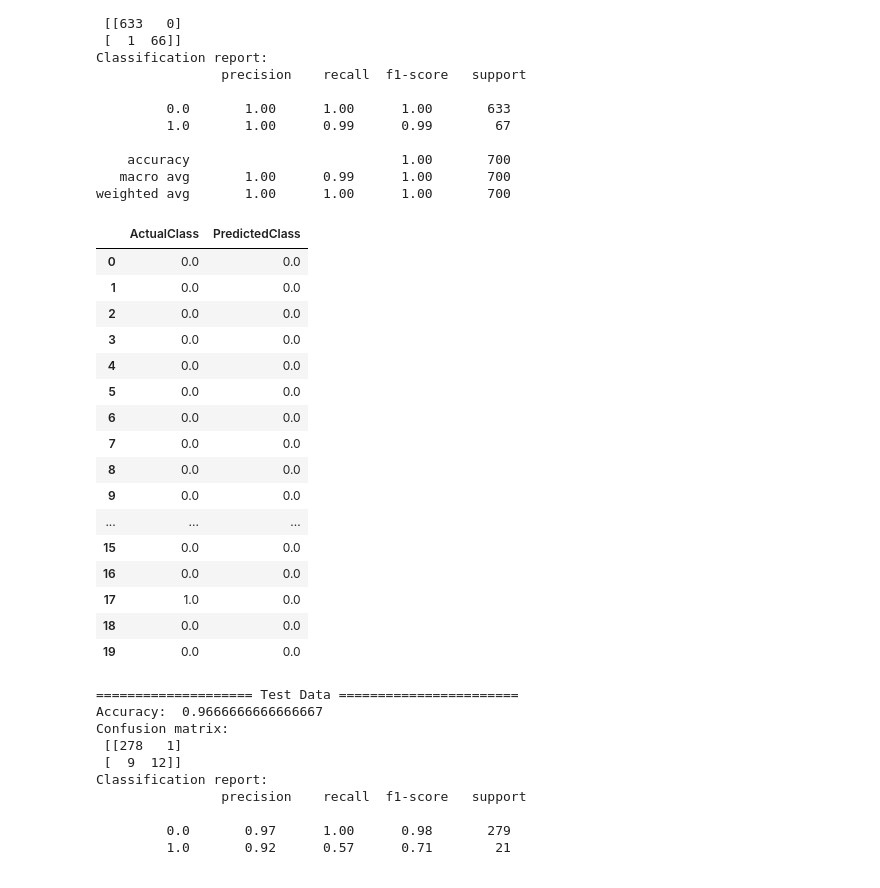
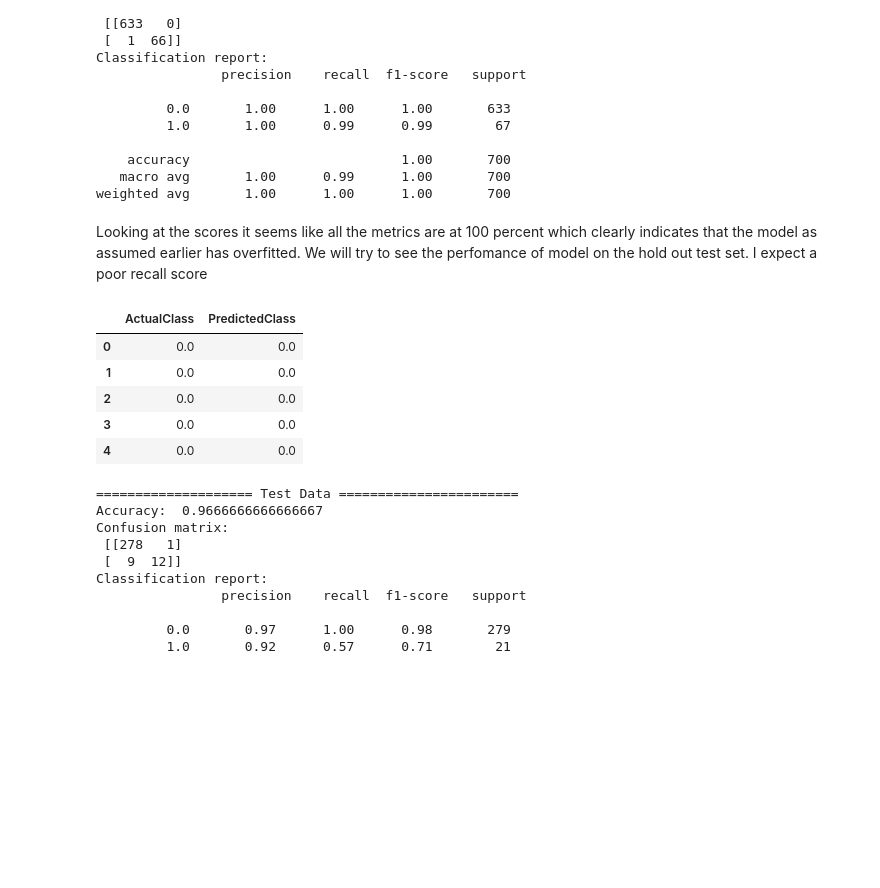
Before and after one commit to sachsom95/data_analytics_animal_shelter, a Jupyter notebook: homework2.ipynb, the cells around one changed output. Drawn from its saved outputs; the diff is of its cells as text; code cells hidden in the pictures; blank space fills up the shorter version.

```diff
--- a/homework2.ipynb
+++ b/homework2.ipynb
@@ -2435,30 +2538,21 @@ Classification report:
     accuracy                           1.00       700
    macro avg       1.00      0.99      1.00       700
 weighted avg       1.00      1.00      1.00       700
+# %% [markdown]
+Looking at the scores it seems like all the metrics are at 100 percent which clearly indicates that the model as assumed earlier has overfitted. We will try to see the perfomance of model on the hold out test set. I expect a poor recall score
 # %%
 # Predicted class labels for all examples,
 # using the trained model, on in-sample data (same sample used for training and test)
 rfc_predictions_test = rfc.predict(X_test)
 df_true_vs_rfc_predicted_test = pd.DataFrame({'ActualClass': y_test, 'PredictedClass': rfc_predictions_test})
-df_true_vs_rfc_predicted_test.head(20)
+df_true_vs_rfc_predicted_test.head(5)
 # %% [output]
 |  | ActualClass | PredictedClass |
 | 0 | 0.0 | 0.0 |
 | 1 | 0.0 | 0.0 |
 | 2 | 0.0 | 0.0 |
 | 3 | 0.0 | 0.0 |
 | 4 | 0.0 | 0.0 |
-| 5 | 0.0 | 0.0 |
-| 6 | 0.0 | 0.0 |
-| 7 | 0.0 | 0.0 |
-| 8 | 0.0 | 0.0 |
-| 9 | 0.0 | 0.0 |
-| ... | ... | ... |
-| 15 | 0.0 | 0.0 |
-| 16 | 0.0 | 0.0 |
-| 17 | 1.0 | 0.0 |
-| 18 | 0.0 | 0.0 |
-| 19 | 0.0 | 0.0 |
 # %%
 print("==================== Test Data =======================")
 print("Accuracy: ", metrics.accuracy_score(y_test, rfc_predictions_test))
```
Also changed, not shown: parts of 83 cells of this notebook.
